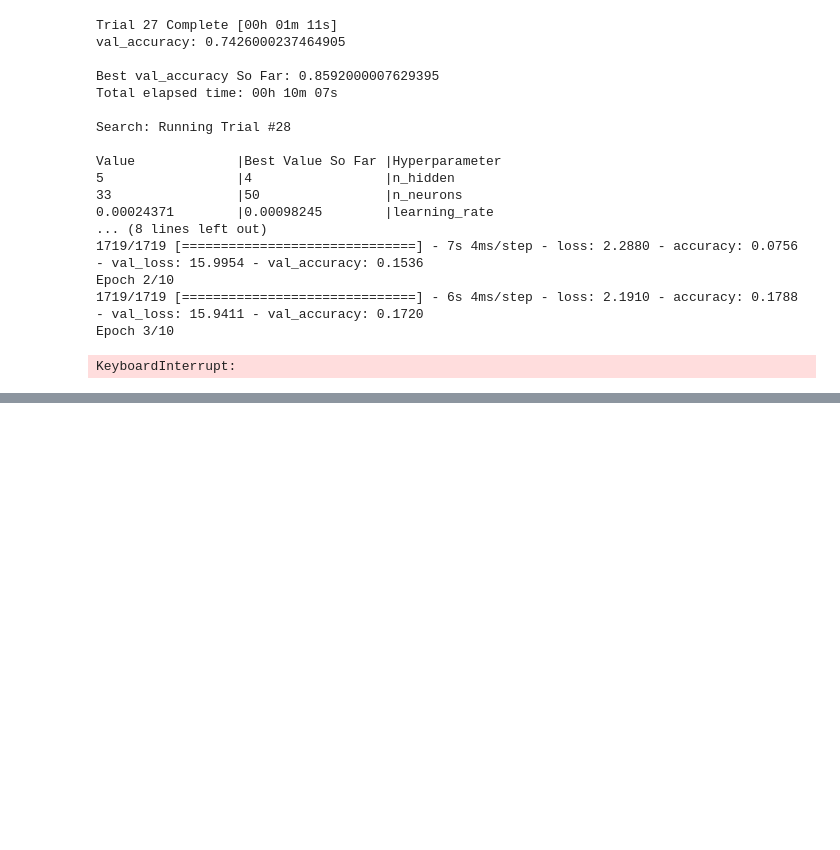
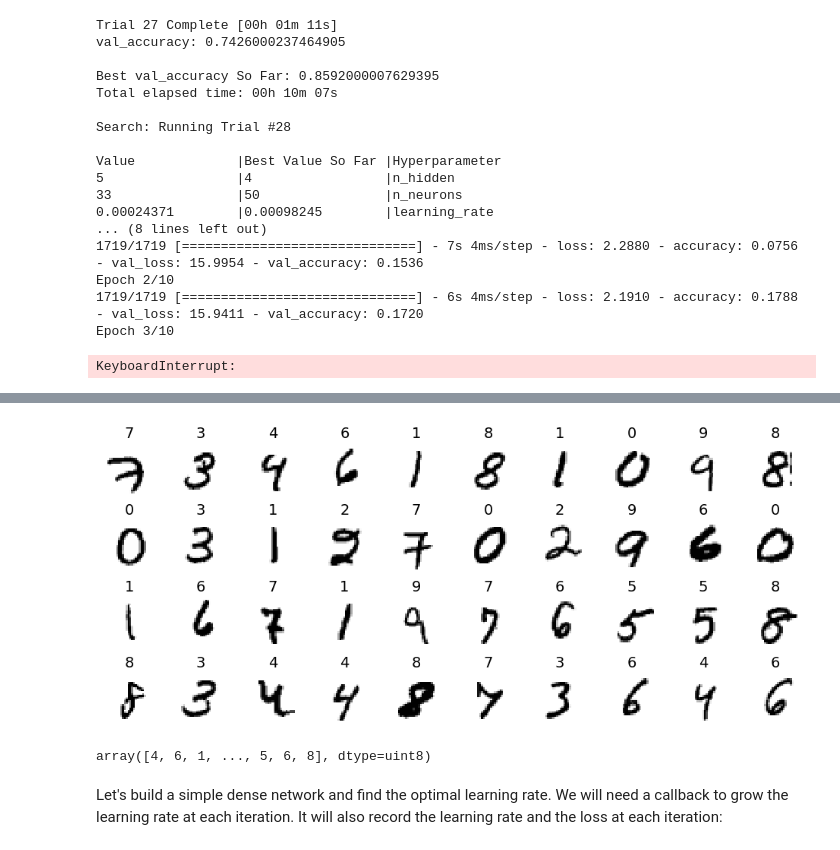
Before and after one commit to Pavan-jangid-here/Learning, a Jupyter notebook: Machine Learning (ML)/9. Neural Nets with Keras.ipynb, the cells around one changed output, grey strips where cells are left out. Cells and saved outputs as stored; diff of their text form; code cells hidden in the pictures; blank space fills up the shorter version.

```diff
--- a/Machine Learning (ML)/9. Neural Nets with Keras.ipynb
+++ b/Machine Learning (ML)/9. Neural Nets with Keras.ipynb
@@ -1329,0 +1389,21 @@ Epoch 1/10
+# %%
+n_rows = 4
+n_cols = 10
+plt.figure(figsize=(n_cols * 1.2, n_rows * 1.2))
+for row in range(n_rows):
+    for col in range(n_cols):
+        index = n_cols * row + col
+        plt.subplot(n_rows, n_cols, index + 1)
+        plt.imshow(X_train[index], cmap="binary", interpolation="nearest")
+        plt.axis('off')
+        plt.title(y_train[index])
+plt.subplots_adjust(wspace=0.2, hspace=0.5)
+plt.show()
+# %% [output]
+[figure, added]
+# %%
+y_train[2:]
+# %% [output]
+array([4, 6, 1, ..., 5, 6, 8], dtype=uint8)
+# %% [markdown]
+Let's build a simple dense network and find the optimal learning rate. We will need a callback to grow the learning rate at each iteration. It will also record the learning rate and the loss at each iteration:
```
Also changed, not shown: parts of 22 cells of this notebook.
